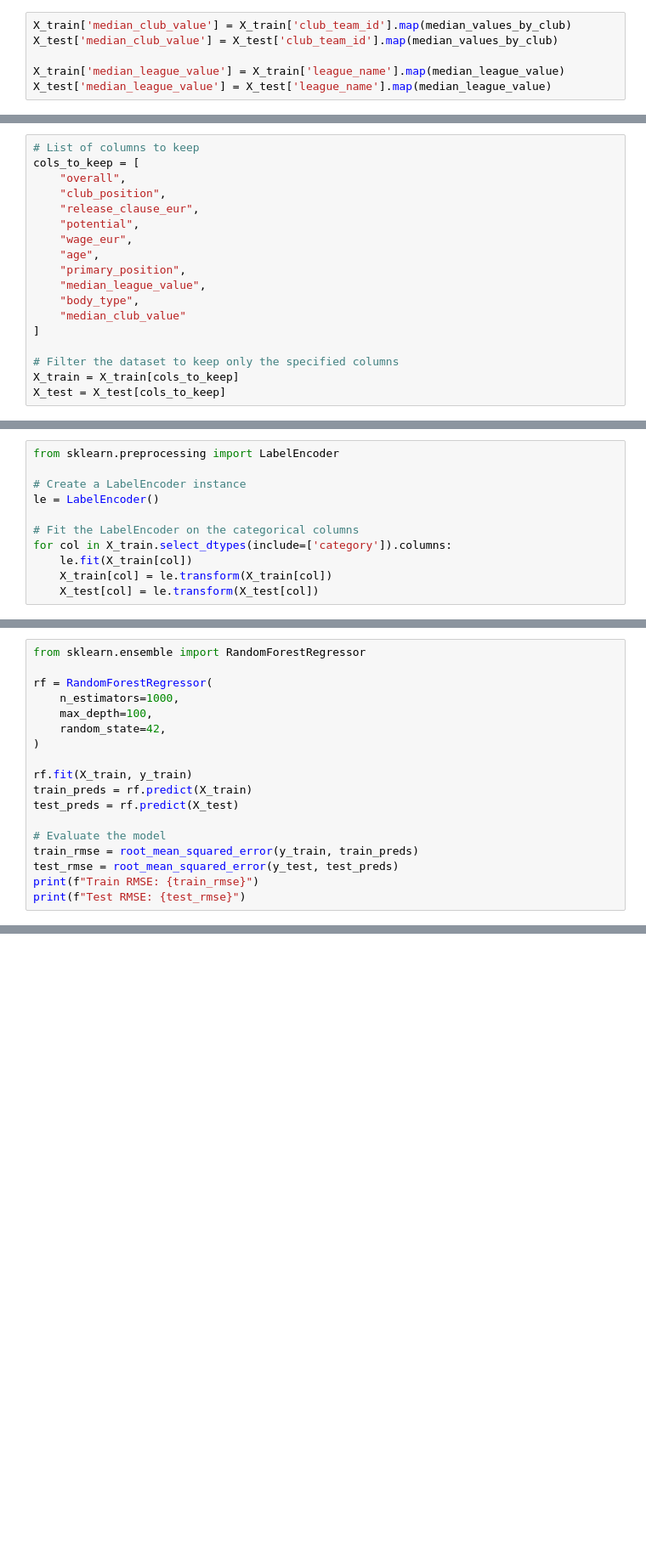
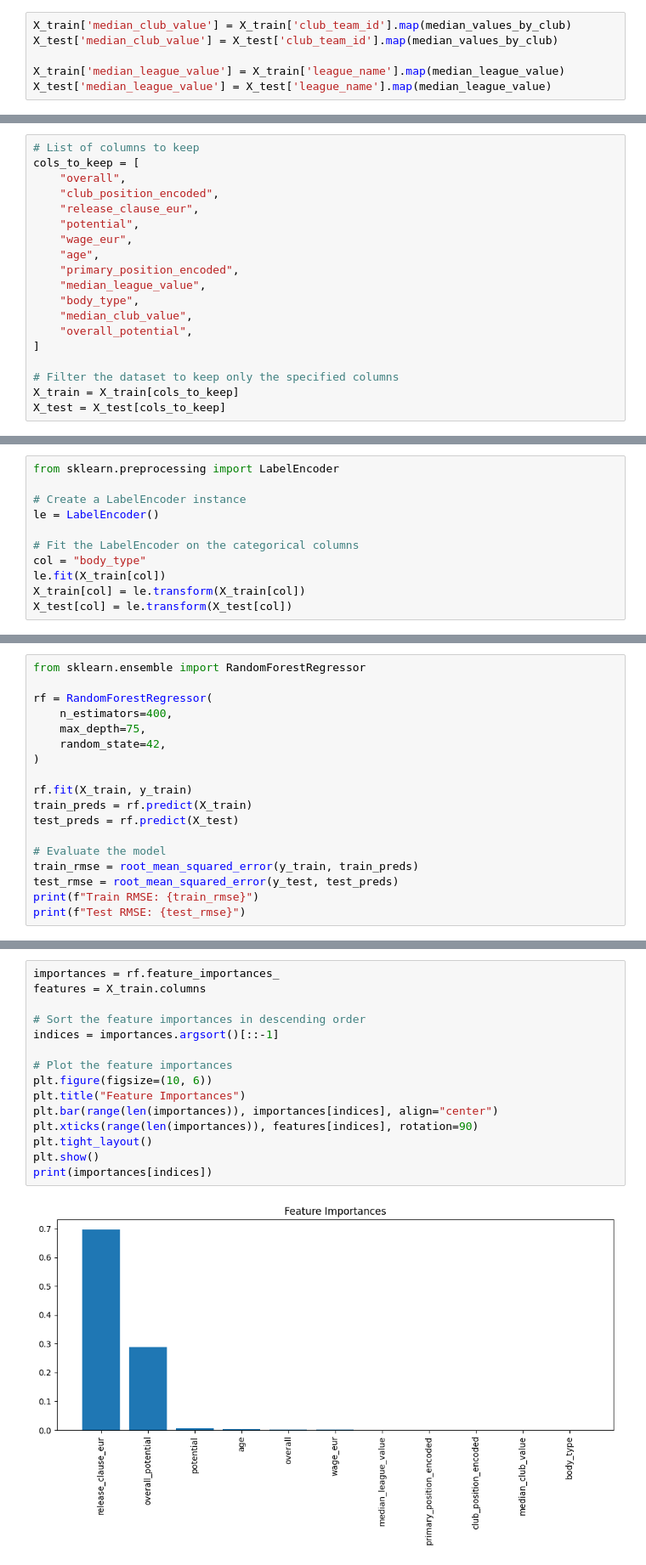
Before and after one commit to shortstax23/Machine_learning_project, a Jupyter notebook: xgboostv2.ipynb, the cells around one changed output, grey strips where cells are left out. Shown: that part at 85% size. Cells and saved outputs as stored; diff of their text form; blank space fills up the shorter version.

```diff
--- a/xgboostv2.ipynb
+++ b/xgboostv2.ipynb
@@ -208,15 +220,16 @@ plt.show()
 # List of columns to keep
 cols_to_keep = [
     "overall",
-    "club_position",
+    "club_position_encoded",
     "release_clause_eur",
     "potential",
     "wage_eur",
     "age",
-    "primary_position",
+    "primary_position_encoded",
     "median_league_value",
     "body_type",
-    "median_club_value"
+    "median_club_value",
+    "overall_potential",
 ]
 
 # Filter the dataset to keep only the specified columns
@@ -250,7 +263,7 @@ from sklearn.preprocessing import LabelEncoder
 le = LabelEncoder()
 
 # Fit the LabelEncoder on the categorical columns
-for col in X_train.select_dtypes(include=['category']).columns:
-    le.fit(X_train[col])
-    X_train[col] = le.transform(X_train[col])
-    X_test[col] = le.transform(X_test[col])
+col = "body_type"
+le.fit(X_train[col])
+X_train[col] = le.transform(X_train[col])
+X_test[col] = le.transform(X_test[col])
@@ -278,8 +271,8 @@ memory usage: 1.3 MB
 from sklearn.ensemble import RandomForestRegressor
 
 rf = RandomForestRegressor(
-    n_estimators=1000,
-    max_depth=100,
+    n_estimators=400,
+    max_depth=75,
     random_state=42,
 )
 
@@ -297,0 +291,17 @@ Test RMSE: 792059.1573526779
+# %%
+importances = rf.feature_importances_
+features = X_train.columns
+
+# Sort the feature importances in descending order
+indices = importances.argsort()[::-1]
+
+# Plot the feature importances
+plt.figure(figsize=(10, 6))
+plt.title("Feature Importances")
+plt.bar(range(len(importances)), importances[indices], align="center")
+plt.xticks(range(len(importances)), features[indices], rotation=90)
+plt.tight_layout()
+plt.show()
+print(importances[indices])
+# %% [output]
+[figure, added]
```
Also changed, not shown: parts of 23 cells of this notebook, 6 other files.
